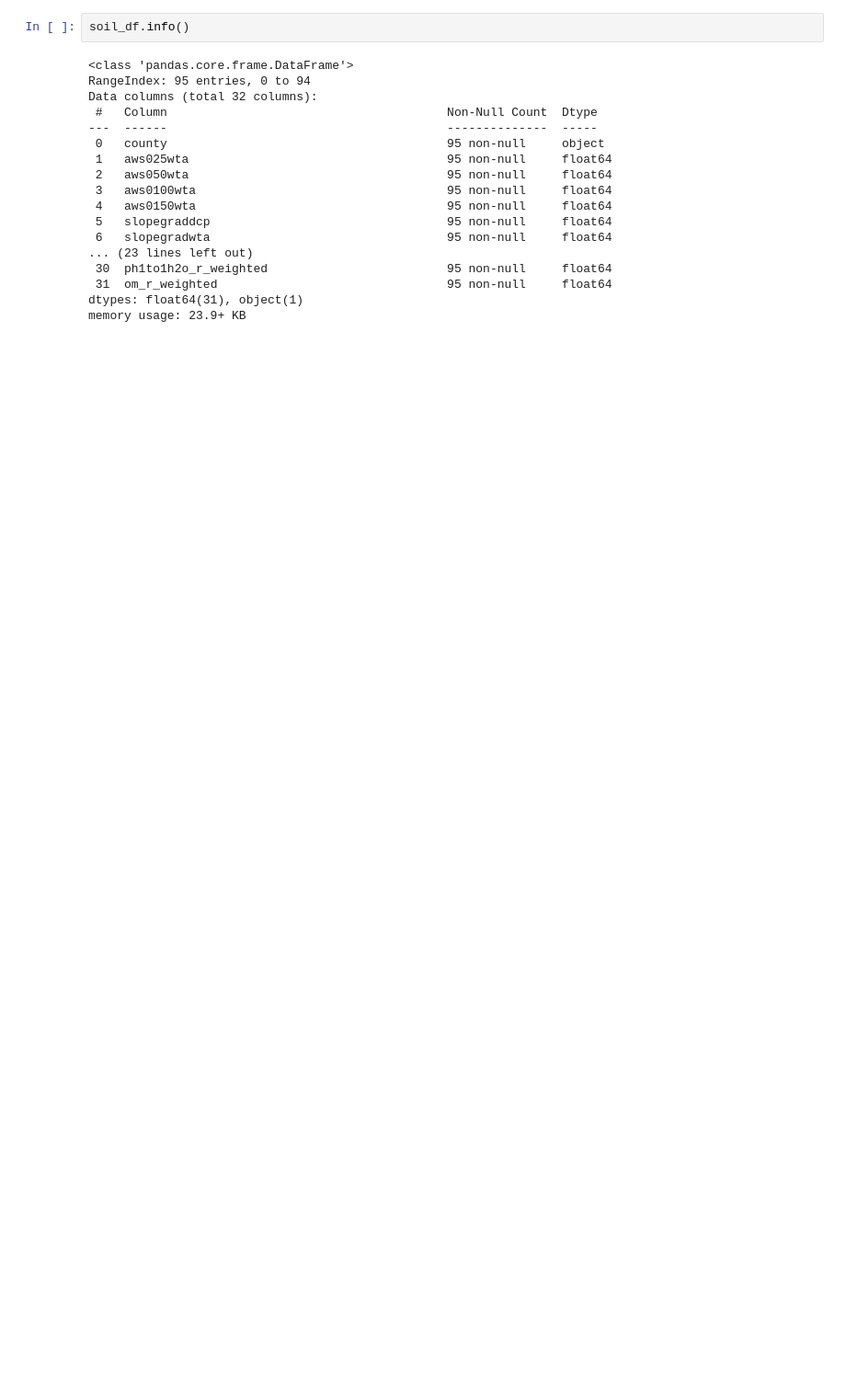
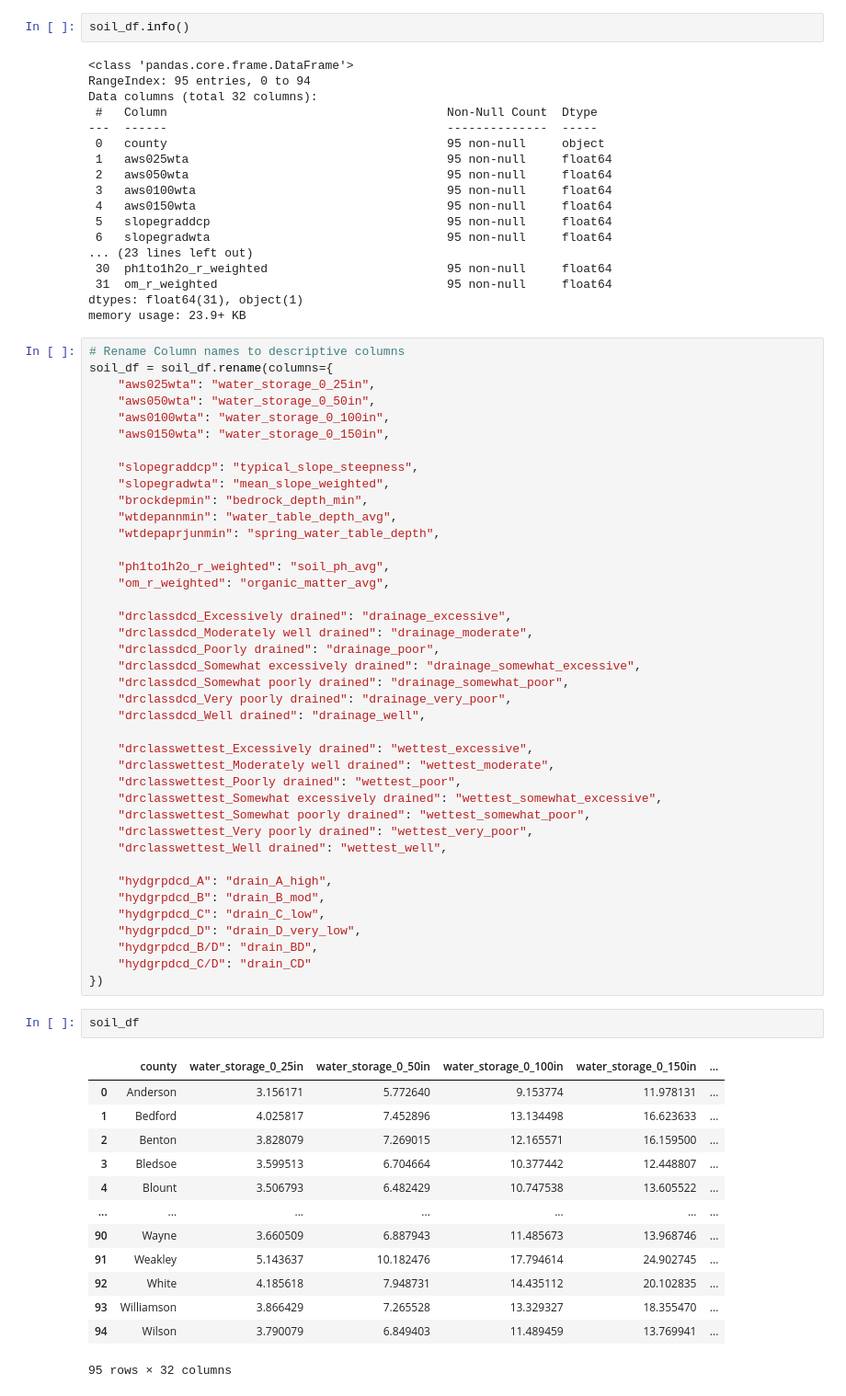
Before and after one commit to ADoddala/Predicting_Crop_Yields, a Jupyter notebook: notebooks/Data_Cleaning.ipynb, the cells around one changed output. Shown at 92% size. Saved outputs shown, nothing was run; the diff lists cells and outputs as text; blank space fills up the shorter version.

Commit message:
cleaning wather and soil data

```diff
--- a/notebooks/Data_Cleaning.ipynb
+++ b/notebooks/Data_Cleaning.ipynb
@@ -96,3 +183,59 @@ Data columns (total 32 columns):
  31  om_r_weighted                                95 non-null     float64
 dtypes: float64(31), object(1)
 memory usage: 23.9+ KB
+# %%
+# Rename Column names to descriptive columns
+soil_df = soil_df.rename(columns={
+    "aws025wta": "water_storage_0_25in",
+    "aws050wta": "water_storage_0_50in",
+    "aws0100wta": "water_storage_0_100in",
+    "aws0150wta": "water_storage_0_150in",
+
+    "slopegraddcp": "typical_slope_steepness",
+    "slopegradwta": "mean_slope_weighted",
+    "brockdepmin": "bedrock_depth_min",
+    "wtdepannmin": "water_table_depth_avg",
+    "wtdepaprjunmin": "spring_water_table_depth",
+
+    "ph1to1h2o_r_weighted": "soil_ph_avg",
+    "om_r_weighted": "organic_matter_avg",
+
+    "drclassdcd_Excessively drained": "drainage_excessive",
+    "drclassdcd_Moderately well drained": "drainage_moderate",
+    "drclassdcd_Poorly drained": "drainage_poor",
+    "drclassdcd_Somewhat excessively drained": "drainage_somewhat_excessive",
+    "drclassdcd_Somewhat poorly drained": "drainage_somewhat_poor",
+    "drclassdcd_Very poorly drained": "drainage_very_poor",
+    "drclassdcd_Well drained": "drainage_well",
+
+    "drclasswettest_Excessively drained": "wettest_excessive",
+    "drclasswettest_Moderately well drained": "wettest_moderate",
+    "drclasswettest_Poorly drained": "wettest_poor",
+    "drclasswettest_Somewhat excessively drained": "wettest_somewhat_excessive",
+    "drclasswettest_Somewhat poorly drained": "wettest_somewhat_poor",
+    "drclasswettest_Very poorly drained": "wettest_very_poor",
+    "drclasswettest_Well drained": "wettest_well",
+
+    "hydgrpdcd_A": "drain_A_high",
+    "hydgrpdcd_B": "drain_B_mod",
+    "hydgrpdcd_C": "drain_C_low",
+    "hydgrpdcd_D": "drain_D_very_low",
+    "hydgrpdcd_B/D": "drain_BD",
+    "hydgrpdcd_C/D": "drain_CD"
+})
+# %%
+soil_df
+# %% [output]
+|  | county | water_storage_0_25in | water_storage_0_50in | water_storage_0_100in | water_storage_0_150in | ... |
+| 0 | Anderson | 3.156171 | 5.772640 | 9.153774 | 11.978131 | ... |
+| 1 | Bedford | 4.025817 | 7.452896 | 13.134498 | 16.623633 | ... |
+| 2 | Benton | 3.828079 | 7.269015 | 12.165571 | 16.159500 | ... |
+| 3 | Bledsoe | 3.599513 | 6.704664 | 10.377442 | 12.448807 | ... |
+| 4 | Blount | 3.506793 | 6.482429 | 10.747538 | 13.605522 | ... |
+| ... | ... | ... | ... | ... | ... | ... |
+| 90 | Wayne | 3.660509 | 6.887943 | 11.485673 | 13.968746 | ... |
+| 91 | Weakley | 5.143637 | 10.182476 | 17.794614 | 24.902745 | ... |
+| 92 | White | 4.185618 | 7.948731 | 14.435112 | 20.102835 | ... |
+| 93 | Williamson | 3.866429 | 7.265528 | 13.329327 | 18.355470 | ... |
+| 94 | Wilson | 3.790079 | 6.849403 | 11.489459 | 13.769941 | ... |
+95 rows × 32 columns
```
Also changed, not shown: parts of 23 cells of this notebook.
